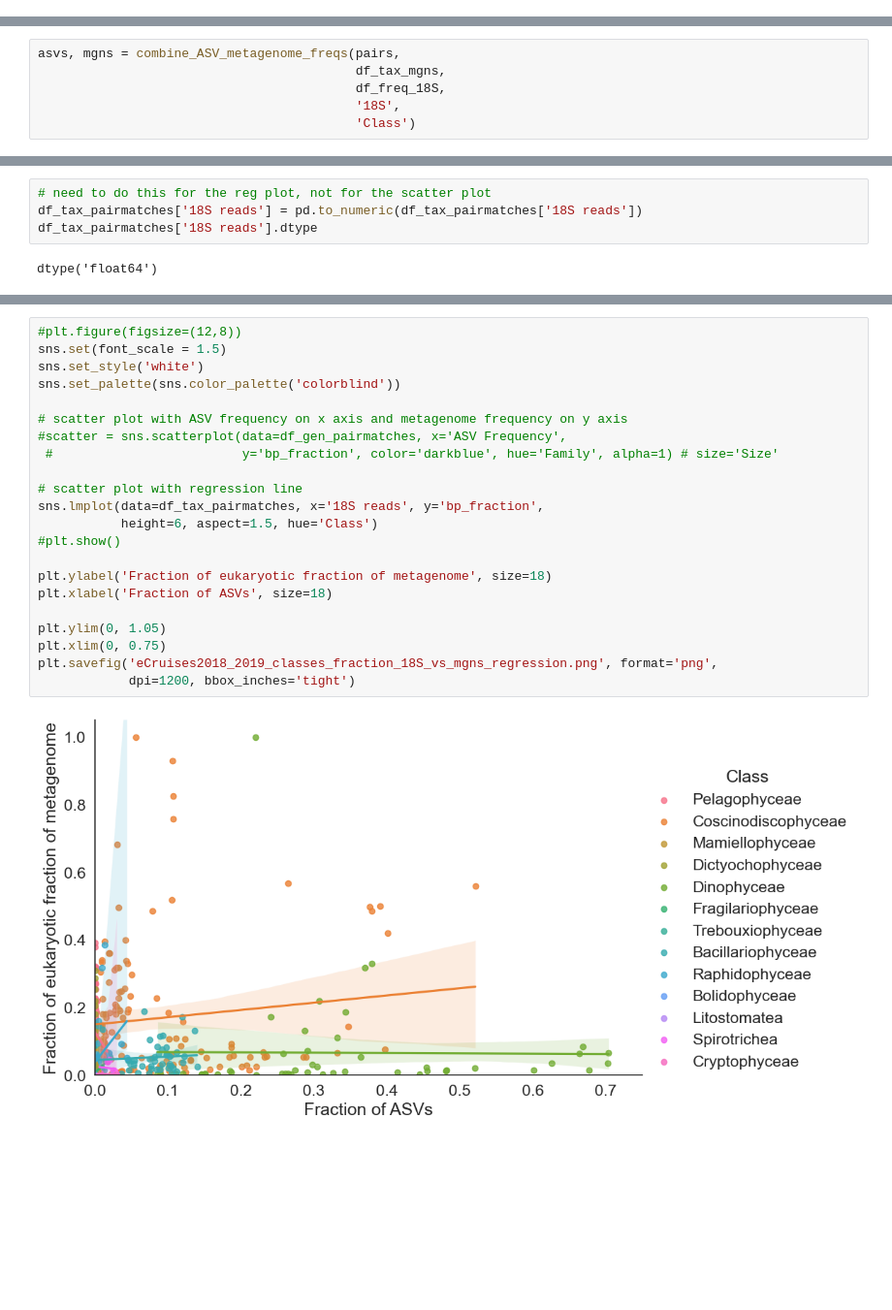
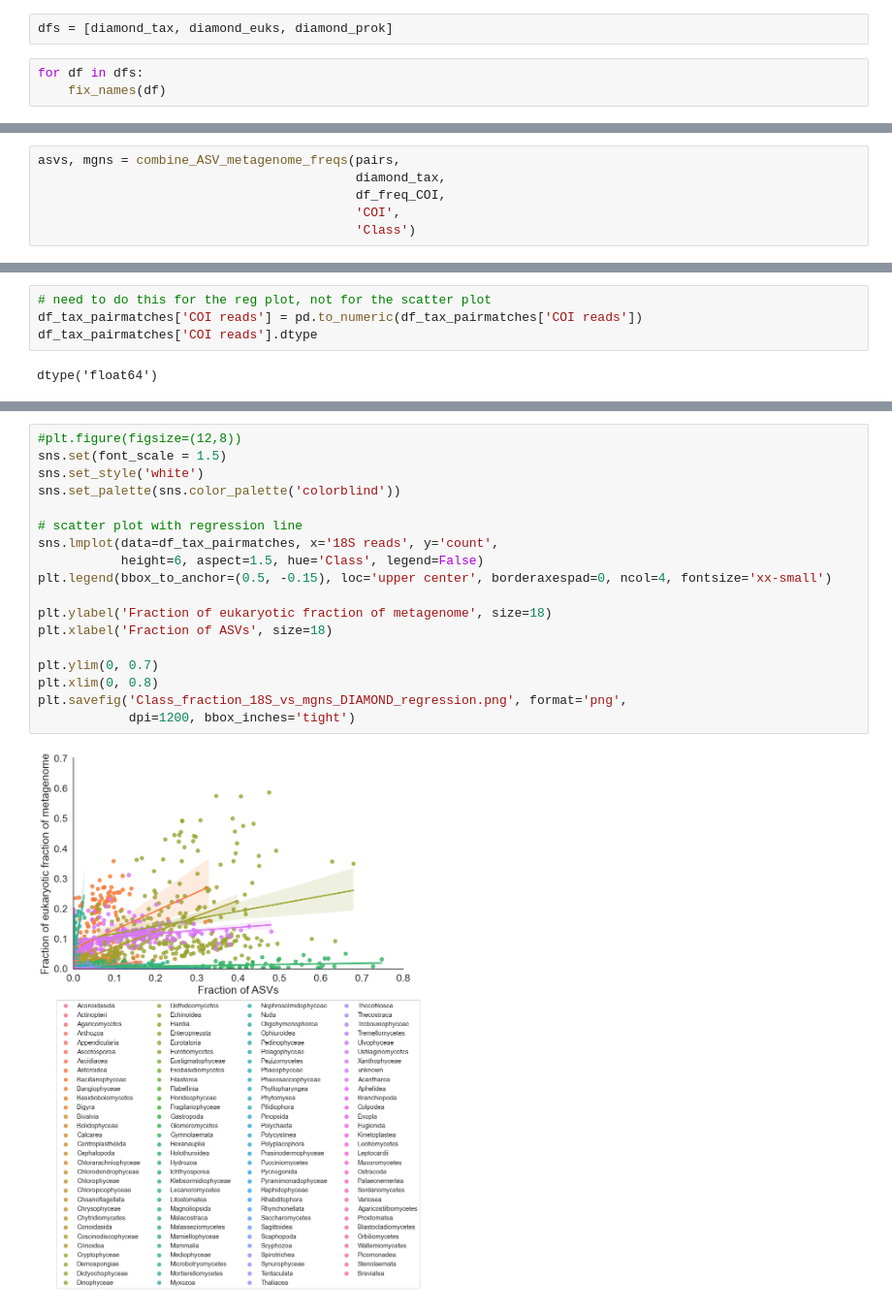
Before and after one commit to nvpatin/eDNA-Visualizations, a Jupyter notebook: compare_taxa_shotgun_vs_amplicons_quantitative.ipynb, the cells around one changed output, grey strips where cells are left out. Shown at 97% size. Drawn from its saved outputs; the diff is of its cells as text; blank space fills up the shorter version.

Commit message:
New ASV/metagenome comparison data and code

```diff
--- a/compare_taxa_shotgun_vs_amplicons_quantitative.ipynb
+++ b/compare_taxa_shotgun_vs_amplicons_quantitative.ipynb
@@ -142,3 +151,8 @@ diamond_prok = pd.concat(diamond_prok)
+# %%
+dfs = [diamond_tax, diamond_euks, diamond_prok]
+# %%
+for df in dfs:
+    fix_names(df)
 # %%
 diamond_tax.head(3)
 # %% [output]
@@ -469,9 +470,9 @@ def combine_ASV_metagenome_freqs(sample_key, mgn_df, asv_df, marker_gene, taxon)
     return(df_tax_asvs_paired, df_tax_mgns_paired)
 # %%
 asvs, mgns = combine_ASV_metagenome_freqs(pairs,
-                                          df_tax_mgns,
-                                          df_freq_18S,
-                                          '18S',
+                                          diamond_tax,
+                                          df_freq_COI,
+                                          'COI',
                                           'Class')
 # %%
 asvs.head(3)
@@ -522,7 +503,7 @@ df_tax_pairmatches.head(3)
 # %%
 # need to do this for the reg plot, not for the scatter plot
-df_tax_pairmatches['18S reads'] = pd.to_numeric(df_tax_pairmatches['18S reads'])
-df_tax_pairmatches['18S reads'].dtype
+df_tax_pairmatches['COI reads'] = pd.to_numeric(df_tax_pairmatches['COI reads'])
+df_tax_pairmatches['COI reads'].dtype
 # %% [output]
 dtype('float64')
 # %% [markdown]
@@ -530,24 +513,20 @@ dtype('float64')
 # %%
 #plt.figure(figsize=(12,8))
 sns.set(font_scale = 1.5)
 sns.set_style('white')
 sns.set_palette(sns.color_palette('colorblind'))
 
-# scatter plot with ASV frequency on x axis and metagenome frequency on y axis
-#scatter = sns.scatterplot(data=df_gen_pairmatches, x='ASV Frequency',
- #                         y='bp_fraction', color='darkblue', hue='Family', alpha=1) # size='Size'
-
 # scatter plot with regression line
-sns.lmplot(data=df_tax_pairmatches, x='18S reads', y='bp_fraction',
-           height=6, aspect=1.5, hue='Class')
-#plt.show()
+sns.lmplot(data=df_tax_pairmatches, x='18S reads', y='count',
+           height=6, aspect=1.5, hue='Class', legend=False)
+plt.legend(bbox_to_anchor=(0.5, -0.15), loc='upper center', borderaxespad=0, ncol=4, fontsize='xx-small')
 
 plt.ylabel('Fraction of eukaryotic fraction of metagenome', size=18)
 plt.xlabel('Fraction of ASVs', size=18)
 
-plt.ylim(0, 1.05)
-plt.xlim(0, 0.75)
-plt.savefig('eCruises2018_2019_classes_fraction_18S_vs_mgns_regression.png', format='png',
+plt.ylim(0, 0.7)
+plt.xlim(0, 0.8)
+plt.savefig('Class_fraction_18S_vs_mgns_DIAMOND_regression.png', format='png',
             dpi=1200, bbox_inches='tight')
 # %% [output]
-[figure, old version]
+[figure, new version]
```
Also changed, not shown: parts of 27 cells of this notebook, 2 other files.
